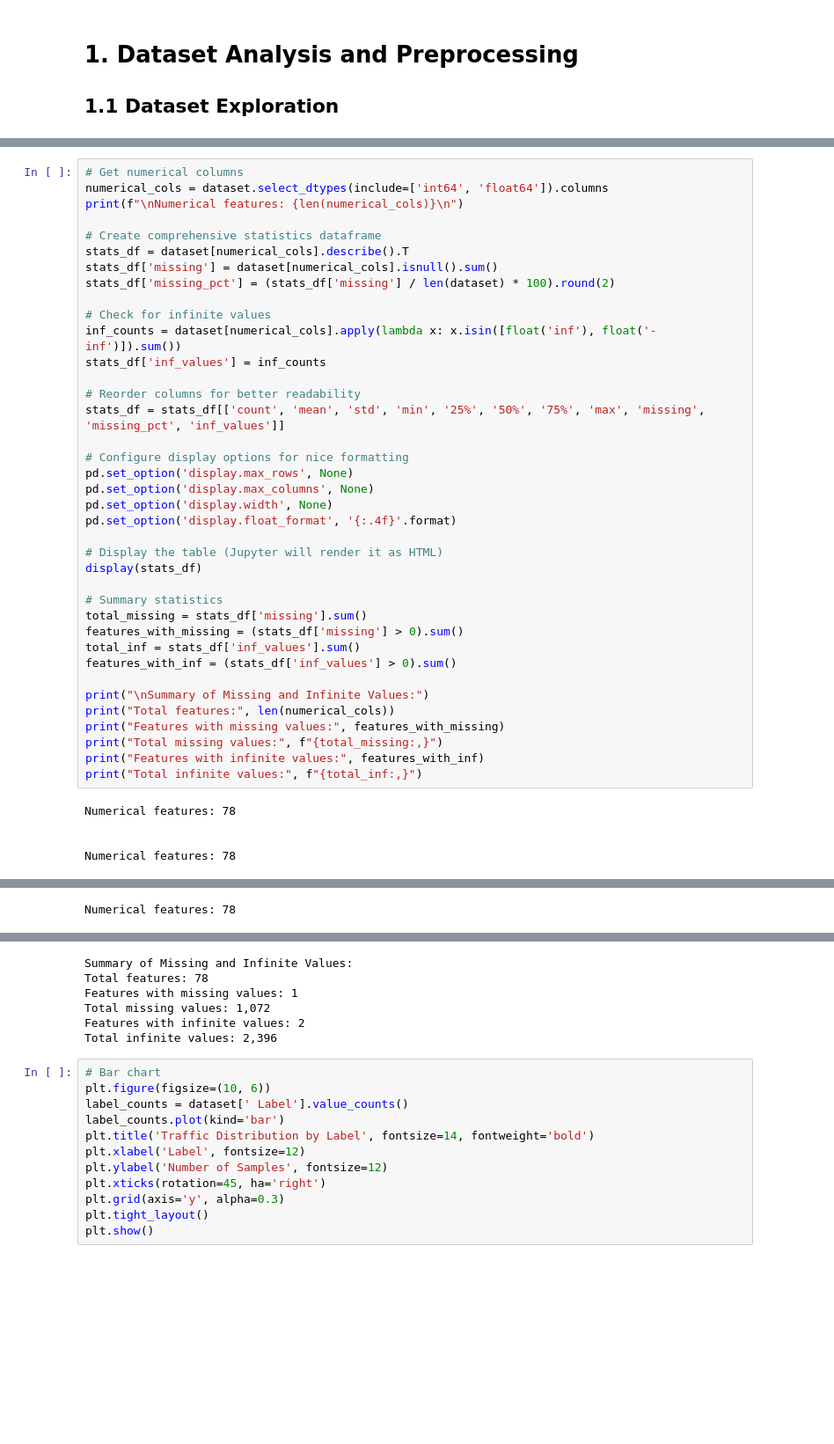
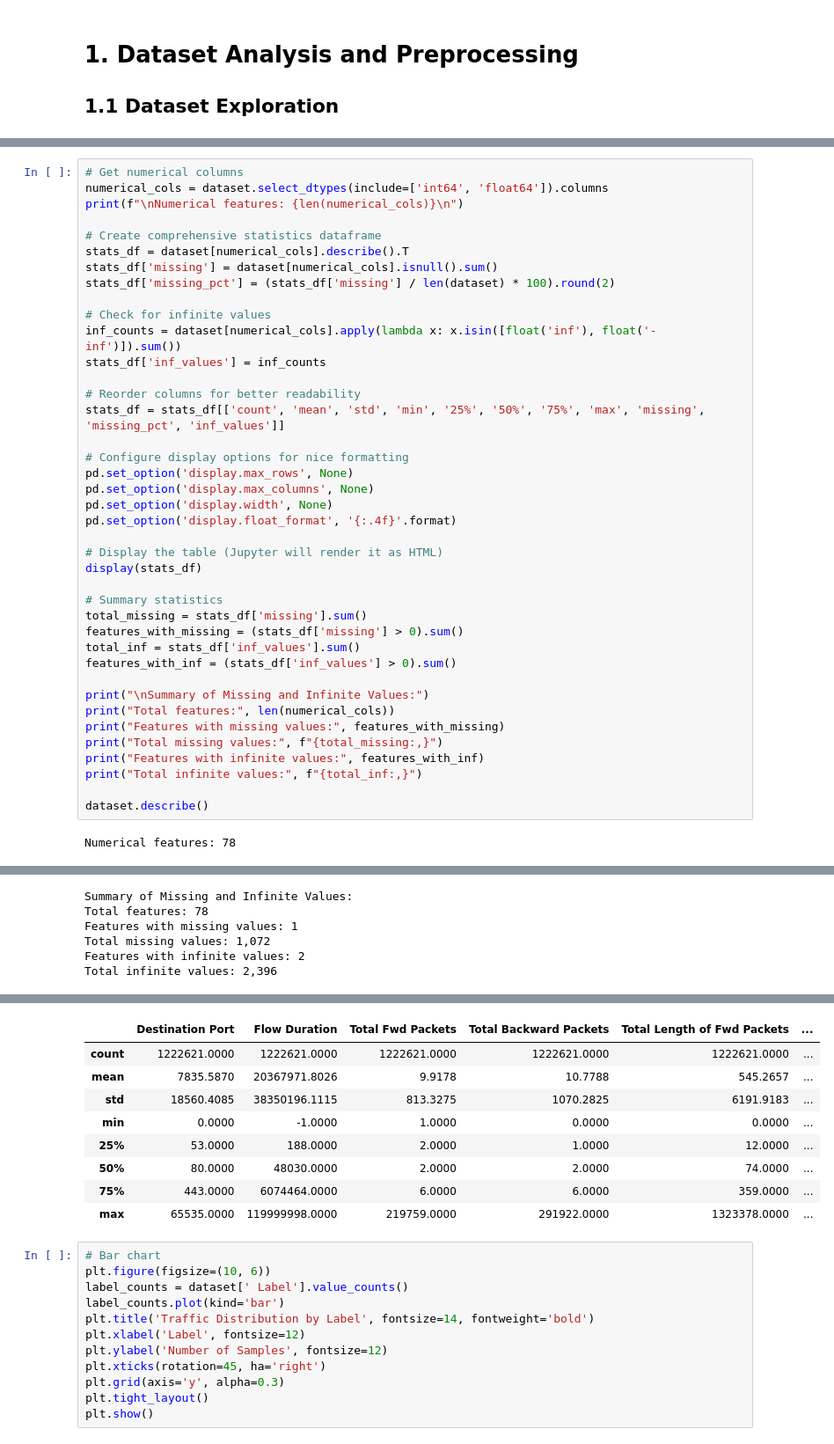
Before and after one commit to ianiskelf/INF6422E-Lab1, a Jupyter notebook: lab1.ipynb, the cells around one changed output, grey strips where cells are left out. Shown at 88% size. Drawn from its saved outputs; the diff is of its cells as text; blank space fills up the shorter version.

```diff
--- a/lab1.ipynb
+++ b/lab1.ipynb
@@ -98,8 +98,7 @@ print("Features with missing values:", features_with_missing)
 print("Total missing values:", f"{total_missing:,}")
 print("Features with infinite values:", features_with_inf)
 print("Total infinite values:", f"{total_inf:,}")
+
+dataset.describe()
 # %% [output]
 Numerical features: 78
-
-
-Numerical features: 78
@@ -106 +122,6 @@ Numerical features: 78
-Numerical features: 78
+Summary of Missing and Infinite Values:
+Total features: 78
+Features with missing values: 1
+Total missing values: 1,072
+Features with infinite values: 2
+Total infinite values: 2,396
@@ -124,9 +128,12 @@ Numerical features: 78
-Summary of Missing and Infinite Values:
-Total features: 78
-Features with missing values: 1
-Total missing values: 1,072
-Features with infinite values: 2
-Total infinite values: 2,396
+|  | Destination Port | Flow Duration | Total Fwd Packets | Total Backward Packets | Total Length of Fwd Packets | ... |
+| count | 1222621.0000 | 1222621.0000 | 1222621.0000 | 1222621.0000 | 1222621.0000 | ... |
+| mean | 7835.5870 | 20367971.8026 | 9.9178 | 10.7788 | 545.2657 | ... |
+| std | 18560.4085 | 38350196.1115 | 813.3275 | 1070.2825 | 6191.9183 | ... |
+| min | 0.0000 | -1.0000 | 1.0000 | 0.0000 | 0.0000 | ... |
+| 25% | 53.0000 | 188.0000 | 2.0000 | 1.0000 | 12.0000 | ... |
+| 50% | 80.0000 | 48030.0000 | 2.0000 | 2.0000 | 74.0000 | ... |
+| 75% | 443.0000 | 6074464.0000 | 6.0000 | 6.0000 | 359.0000 | ... |
+| max | 65535.0000 | 119999998.0000 | 219759.0000 | 291922.0000 | 1323378.0000 | ... |
 # %%
 # Bar chart
 plt.figure(figsize=(10, 6))
```
Also changed, not shown: parts of 8 cells of this notebook.
